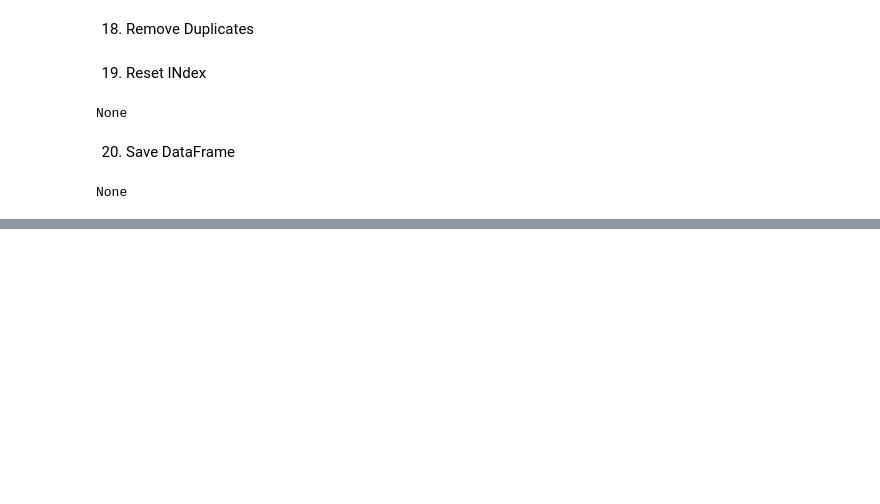
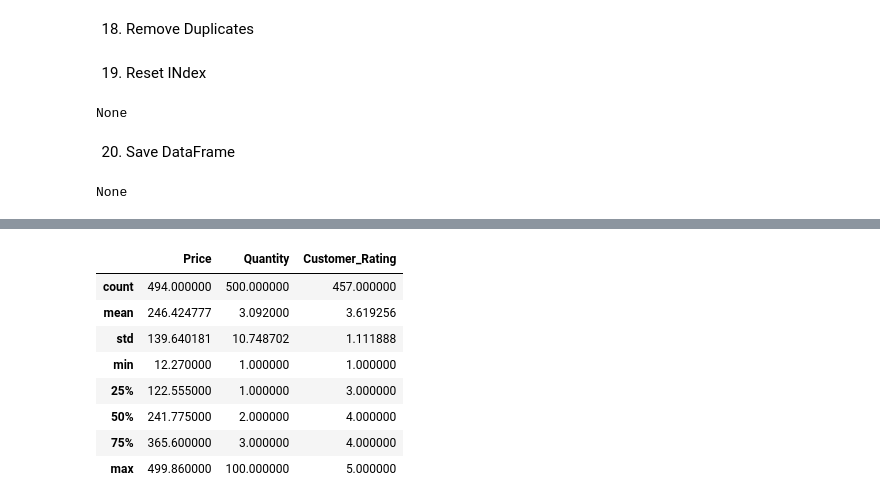
Before and after one commit to guddiyasingh/python-main, a Jupyter notebook: Data_Analysis/PDS.ipynb, the cells around one changed output, grey strips where cells are left out. Drawn from its saved outputs; the diff is of its cells as text; code cells hidden in the pictures; blank space fills up the shorter version.

```diff
--- a/Data_Analysis/PDS.ipynb
+++ b/Data_Analysis/PDS.ipynb
@@ -572,0 +595,12 @@ print(df.to_excel("students.xlsx", index=False))
+# %%
+df.describe()
+# %% [output]
+|  | Price | Quantity | Customer_Rating |
+| count | 494.000000 | 500.000000 | 457.000000 |
+| mean | 246.424777 | 3.092000 | 3.619256 |
+| std | 139.640181 | 10.748702 | 1.111888 |
+| min | 12.270000 | 1.000000 | 1.000000 |
+| 25% | 122.555000 | 1.000000 | 3.000000 |
+| 50% | 241.775000 | 2.000000 | 4.000000 |
+| 75% | 365.600000 | 3.000000 | 4.000000 |
+| max | 499.860000 | 100.000000 | 5.000000 |
```
Also changed, not shown: parts of 3 cells of this notebook.
